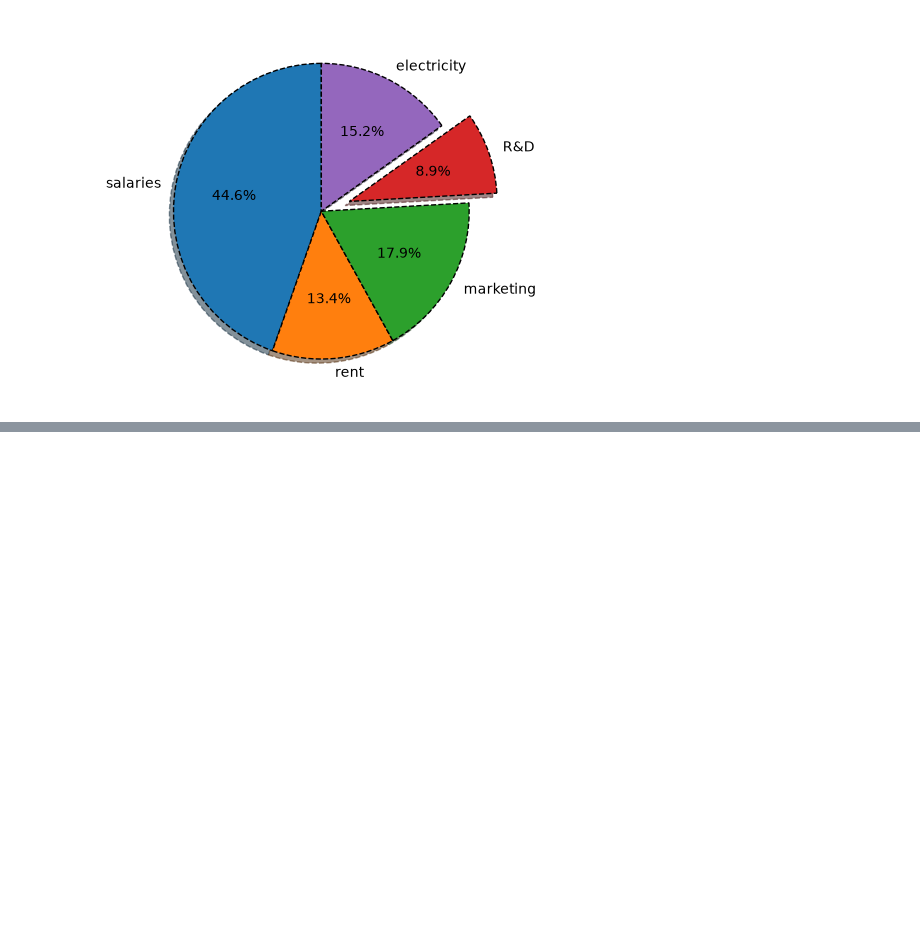
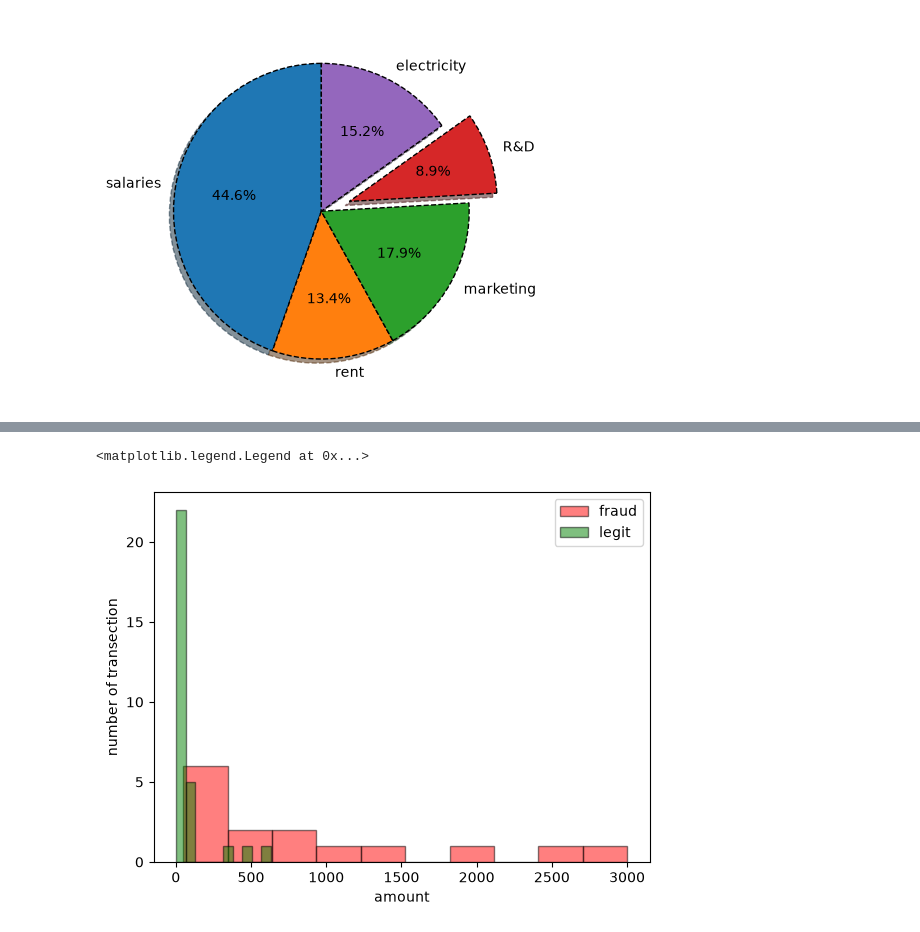
Before and after one commit to Nahin4200/AI-ML_learning_journey, a Jupyter notebook: matplotlib/matplotlib_01.ipynb, the cells around one changed output, grey strips where cells are left out. Cells and saved outputs as stored; diff of their text form; code cells hidden in the pictures; blank space fills up the shorter version.

```diff
--- a/matplotlib/matplotlib_01.ipynb
+++ b/matplotlib/matplotlib_01.ipynb
@@ -199,0 +222,12 @@ plt.pie(amounts, labels = expenses, autopct= "%1.1f%%",
+# %%
+legit_transection = [2.3,3.4,4.6,4.6,5.6,3.4,5,6,7.6,10,8,9,33,12,34,5,6,76,67,7,88,76,4,33,21,111,22,333,500,630.34]
+frd_transection = [50,60,70,100,200,300,400,500,700,800,1000,1500,2000,2500,3000]
+
+plt.hist(frd_transection, color="red", edgecolor="black",bins = 10, label = "fraud", alpha = 0.5)
+plt.hist(legit_transection, color="green", edgecolor="black",bins = 10, label = "legit", alpha = 0.5)
+plt.xlabel("amount")
+plt.ylabel("number of transection")
+plt.legend()
+# %% [output]
+<matplotlib.legend.Legend at 0x...>
+[figure, added]
```
Also changed, not shown: parts of 2 cells of this notebook.
